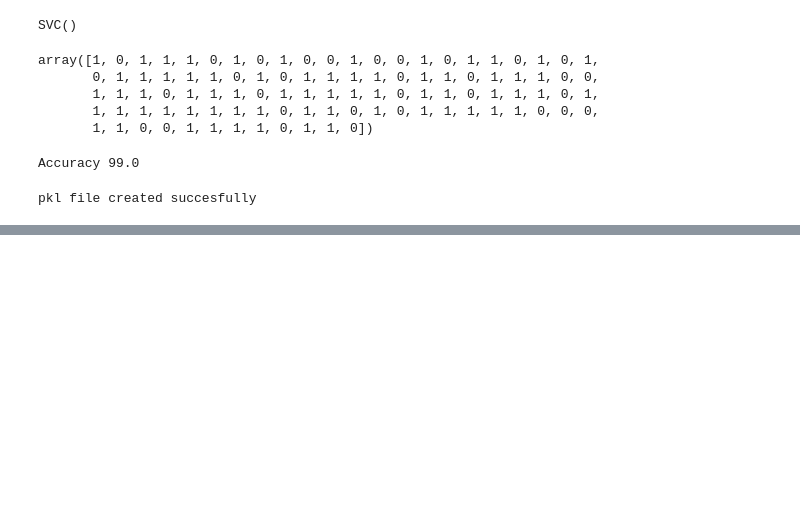
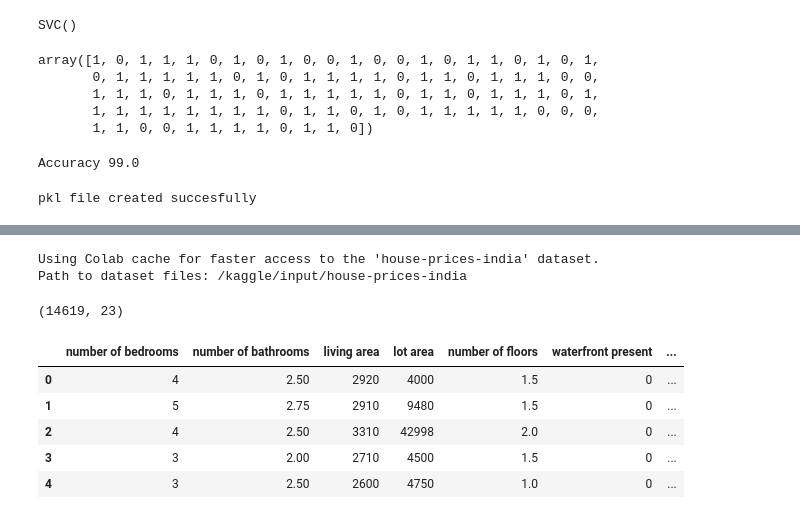
Before and after one commit to Aradhyagodambe/Python-Colab-Files, a Jupyter notebook: ML_Fundamnetals.ipynb, the cells around one changed output, grey strips where cells are left out. Drawn from its saved outputs; the diff is of its cells as text; code cells hidden in the pictures; blank space fills up the shorter version.

```diff
--- a/ML_Fundamnetals.ipynb
+++ b/ML_Fundamnetals.ipynb
@@ -707,0 +717,25 @@ pkl file created succesfully
+# %%
+import kagglehub
+
+# Download latest version
+path = kagglehub.dataset_download("sukhmandeepsinghbrar/house-prices-india")
+
+print("Path to dataset files:", path)
+# %% [output]
+Using Colab cache for faster access to the 'house-prices-india' dataset.
+Path to dataset files: /kaggle/input/house-prices-india
+# %%
+HP = pd.read_csv(f"{path}/House Price India.csv")
+# %%
+HP.shape
+# %% [output]
+(14619, 23)
+# %%
+HP.head()
+# %% [output]
+|  | number of bedrooms | number of bathrooms | living area | lot area | number of floors | waterfront present | ... |
+| 0 | 4 | 2.50 | 2920 | 4000 | 1.5 | 0 | ... |
+| 1 | 5 | 2.75 | 2910 | 9480 | 1.5 | 0 | ... |
+| 2 | 4 | 2.50 | 3310 | 42998 | 2.0 | 0 | ... |
+| 3 | 3 | 2.00 | 2710 | 4500 | 1.5 | 0 | ... |
+| 4 | 3 | 2.50 | 2600 | 4750 | 1.0 | 0 | ... |
```
Also changed, not shown: parts of 18 cells of this notebook.
